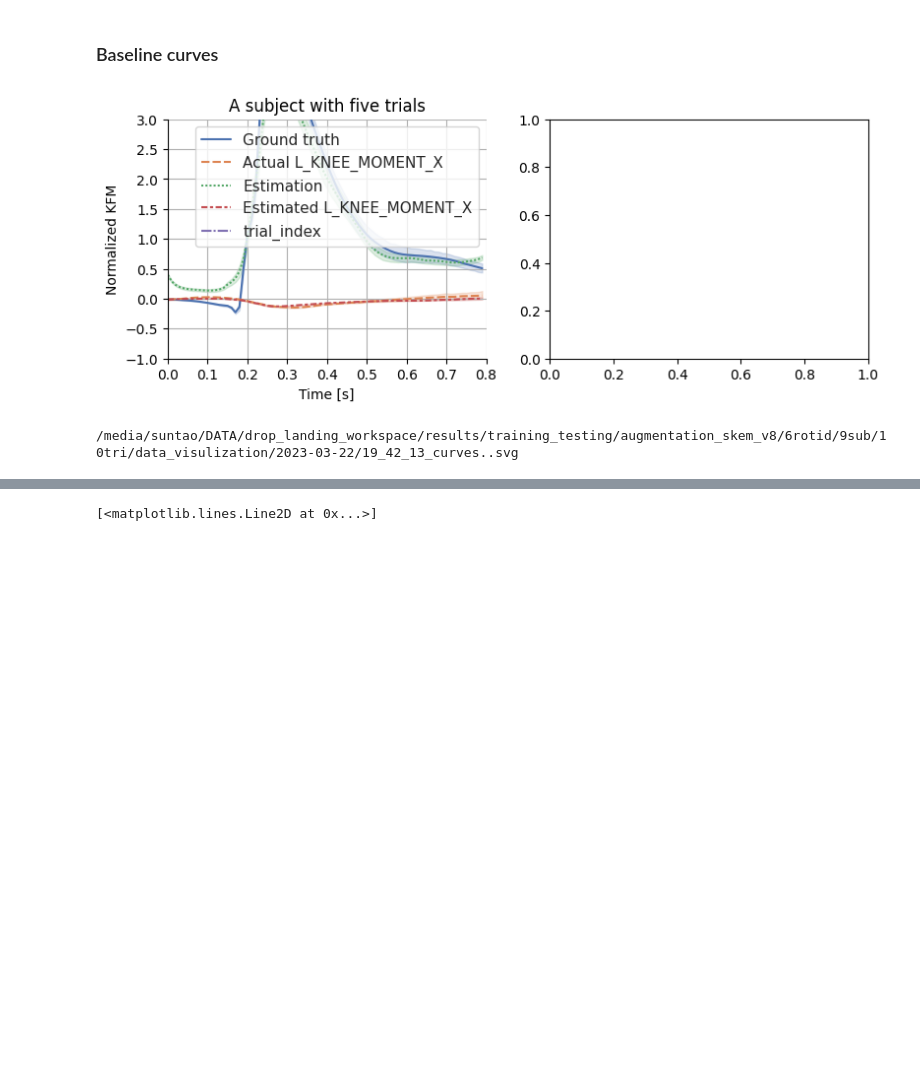
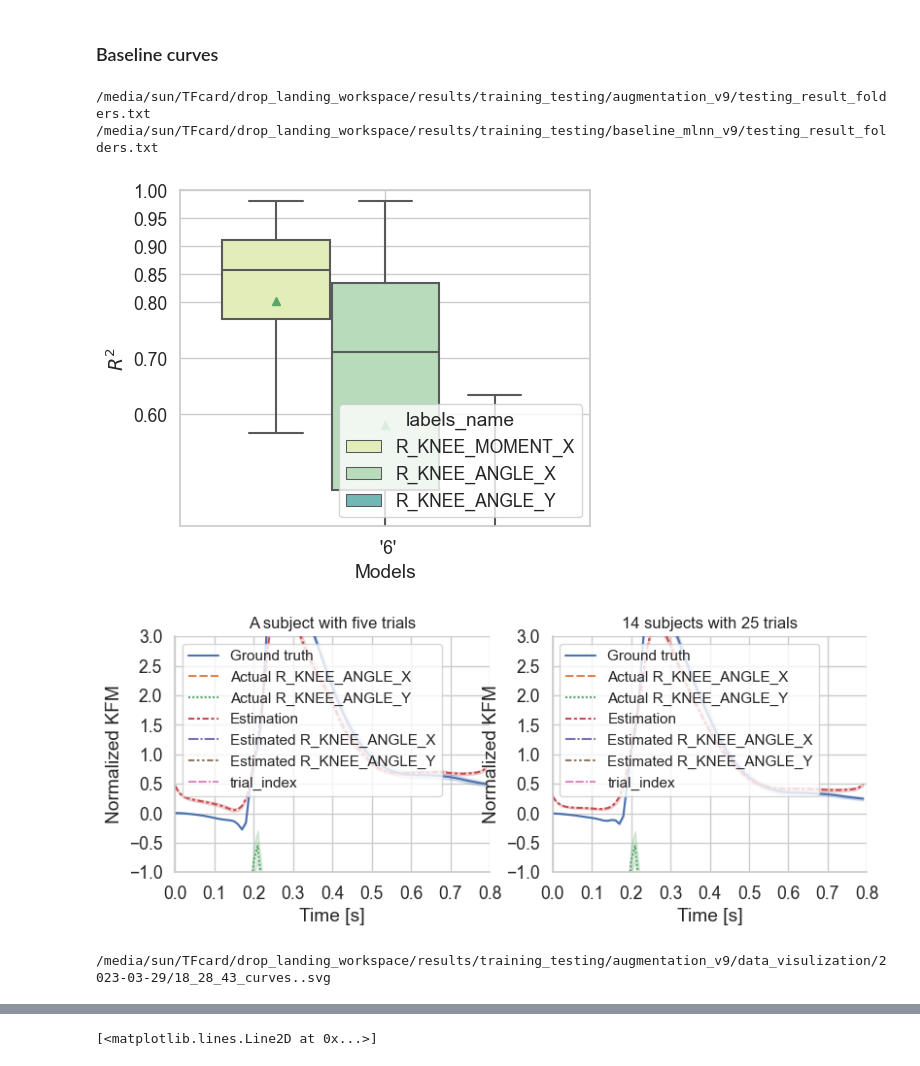
Before and after one commit to sunzhon/transfer_learning_for_droplanding, a Jupyter notebook: jupyter-lab/P6_figure_results_v2.ipynb, the cells around one changed output, grey strips where cells are left out. Cells and saved outputs as stored; diff of their text form; code cells hidden in the pictures; blank space fills up the shorter version.

```diff
--- a/jupyter-lab/P6_figure_results_v2.ipynb
+++ b/jupyter-lab/P6_figure_results_v2.ipynb
@@ -59,32 +98,48 @@ combination_investigation_results =  [#combination_investigation_results +[
 
 combination_investigation_results =  [#combination_investigation_results +[
             os.path.join(RESULTS_PATH, "training_testing", "augmentation_dkem_v8",str(rot_id)+'rotid', str(sub_num)+"sub", str(trial_num)+"tri",
                  "testing_result_folders.txt") for sub_num in range(14,15,1) for trial_num in range(25, 26,5) for rot_id in [6]
 ]
 
 
 combination_investigation_results =  [#combination_investigation_results +[
             os.path.join(RESULTS_PATH, "training_testing", "augmentation_skem_v8",str(rot_id)+'rotid', str(sub_num)+"sub", str(trial_num)+"tri",
                  "testing_result_folders.txt") for sub_num in range(9,10,1) for trial_num in range(10,11,5) for rot_id in [6]
 ]
 
 
+
+
+combination_investigation_results = [
+    os.path.join(RESULTS_PATH, "training_testing", "augmentation_v9","testing_result_folders.txt"),
+    os.path.join(RESULTS_PATH, "training_testing", "baseline_mlnn_v9","testing_result_folders.txt")
+]
+
+
+metrics = get_list_investigation_metrics(combination_investigation_results)
+combination_investigation_metrics = [os.path.join(os.path.dirname(folder), "metrics.csv") for folder in combination_investigation_results]
+fig_path, r2 = plot_models_accuracy(combination_investigation_results,plot_params={'x':'config_name','y':'r2','hue':'labels_name'})
+
+
 multi_test_results = get_multi_models_test_results(combination_investigation_results)
 
 config = {
     'xticks':[0.0, 0.1, 0.2, 0.3, 0.4, 0.5, 0.6, 0.7, 0.8],
     'yticks':[-1.0, -0.5, 0.0, 0.5, 1.0, 1.5, 2.0, 2.5, 3.0],
     'ylim':[-1.0, 3.0],
     'figsize': (8,3),
     'ylabels': 5*['Normalized KFM'],
     'titles': ['A subject with five trials', '14 subjects with 25 trials'],
     'font_scale':1.0,
     'save_fig': True,
     #'fig_path': os.path.join(RESULTS_PATH,"training_testing/visualization/P6","Fig_results_baseline_curves.svg"),
     'save_format': '.svg'
 }
 
 figpath, multi_model_results = p6plot_statistic_actual_estimation_curves(combination_investigation_results, col_wrap=2, **config)
 # %% [output]
+/media/sun/TFcard/drop_landing_workspace/results/training_testing/augmentation_v9/testing_result_folders.txt
+/media/sun/TFcard/drop_landing_workspace/results/training_testing/baseline_mlnn_v9/testing_result_folders.txt
-[figure, old version]
+[figure, new version]
-/media/suntao/DATA/drop_landing_workspace/results/training_testing/augmentation_skem_v8/6rotid/9sub/10tri/data_visulization/2023-03-22/19_42_13_curves..svg
+[figure, added]
+/media/sun/TFcard/drop_landing_workspace/results/training_testing/augmentation_v9/data_visulization/2023-03-29/18_28_43_curves..svg
```
Also changed, not shown: parts of 7 cells of this notebook.
